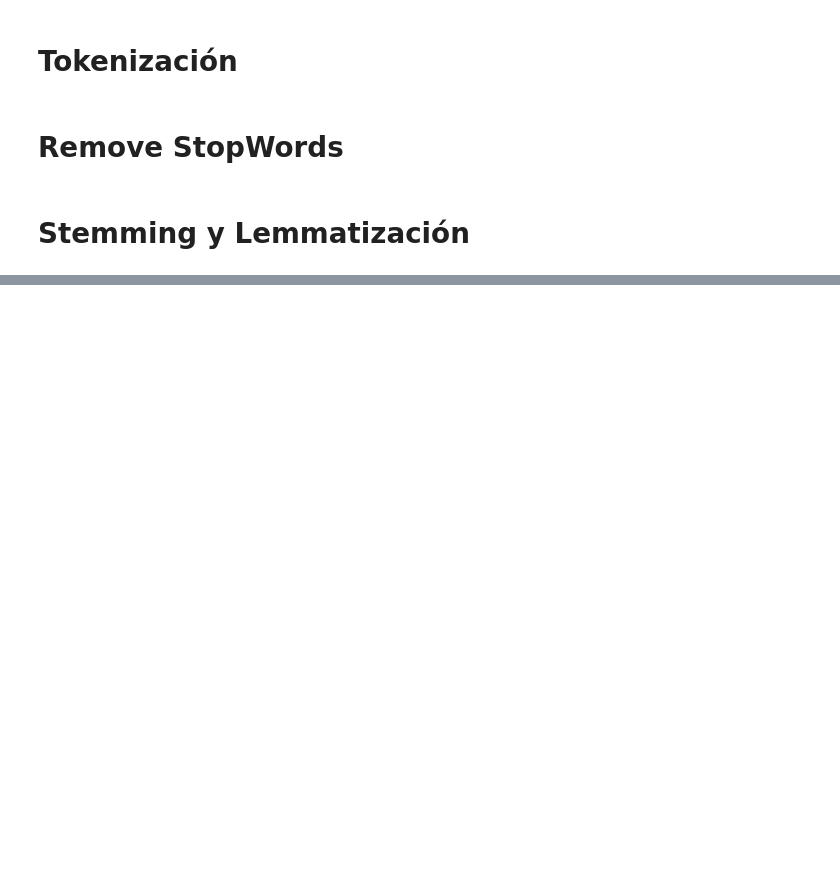
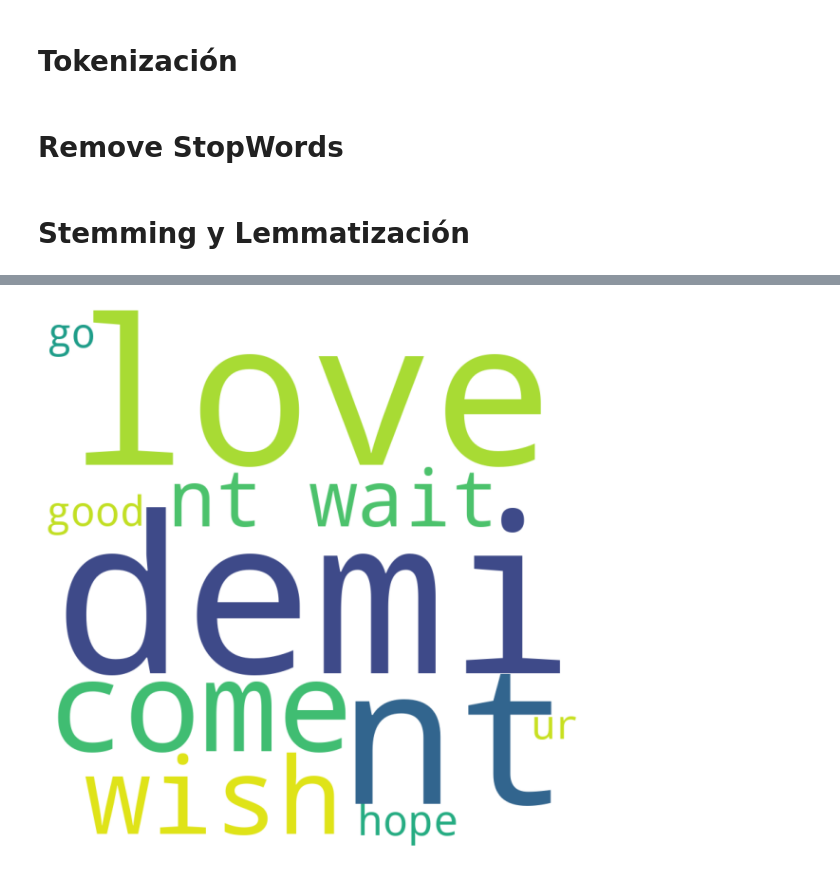
Before and after one commit to JS-DS-coder/Algoritmos, a Jupyter notebook: tweets.ipynb, the cells around one changed output, grey strips where cells are left out. Drawn from its saved outputs; the diff is of its cells as text; code cells hidden in the pictures; blank space fills up the shorter version.

```diff
--- a/tweets.ipynb
+++ b/tweets.ipynb
@@ -214,0 +206,4 @@ plt.show()
+# %%
+WordCloud1(dataset3,"ddlovato")
+# %% [output]
+[figure, added]
```
Also changed, not shown: parts of 7 cells of this notebook.
